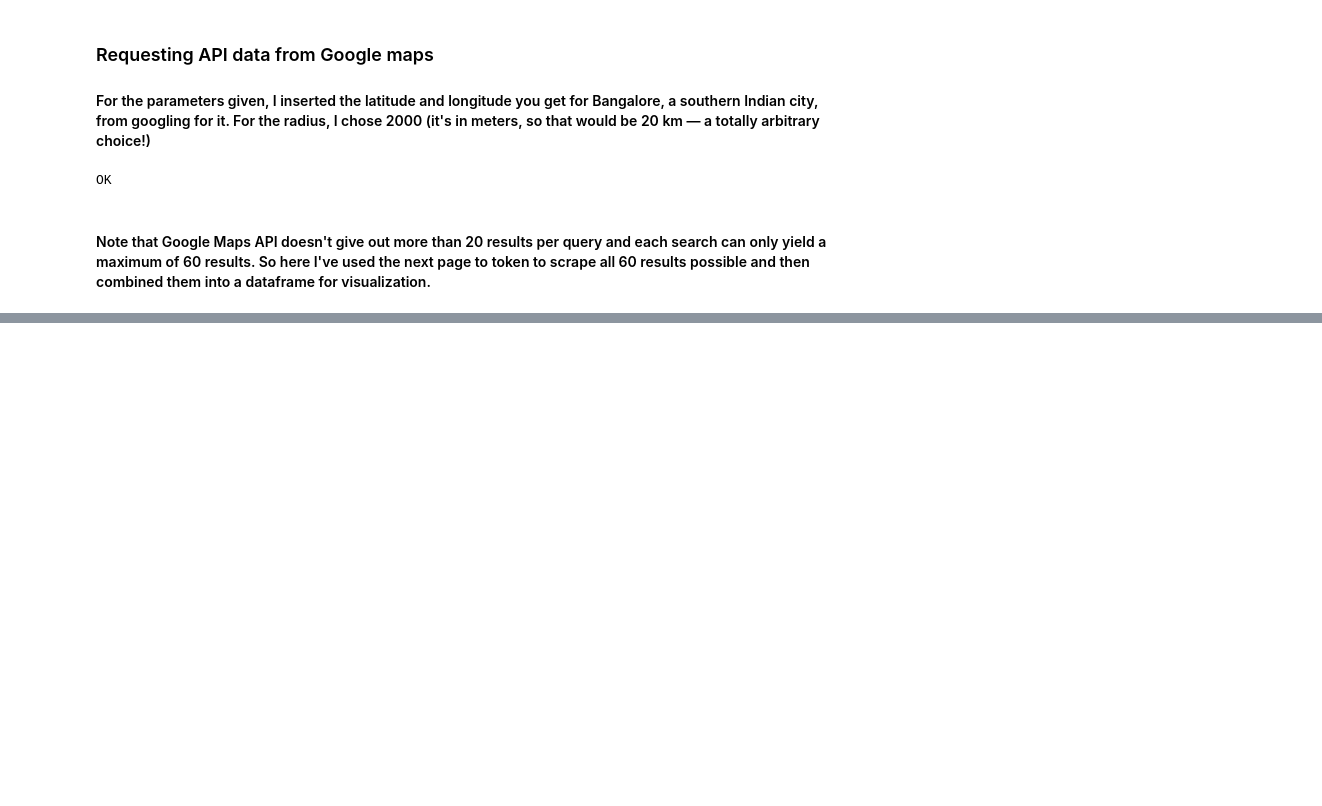
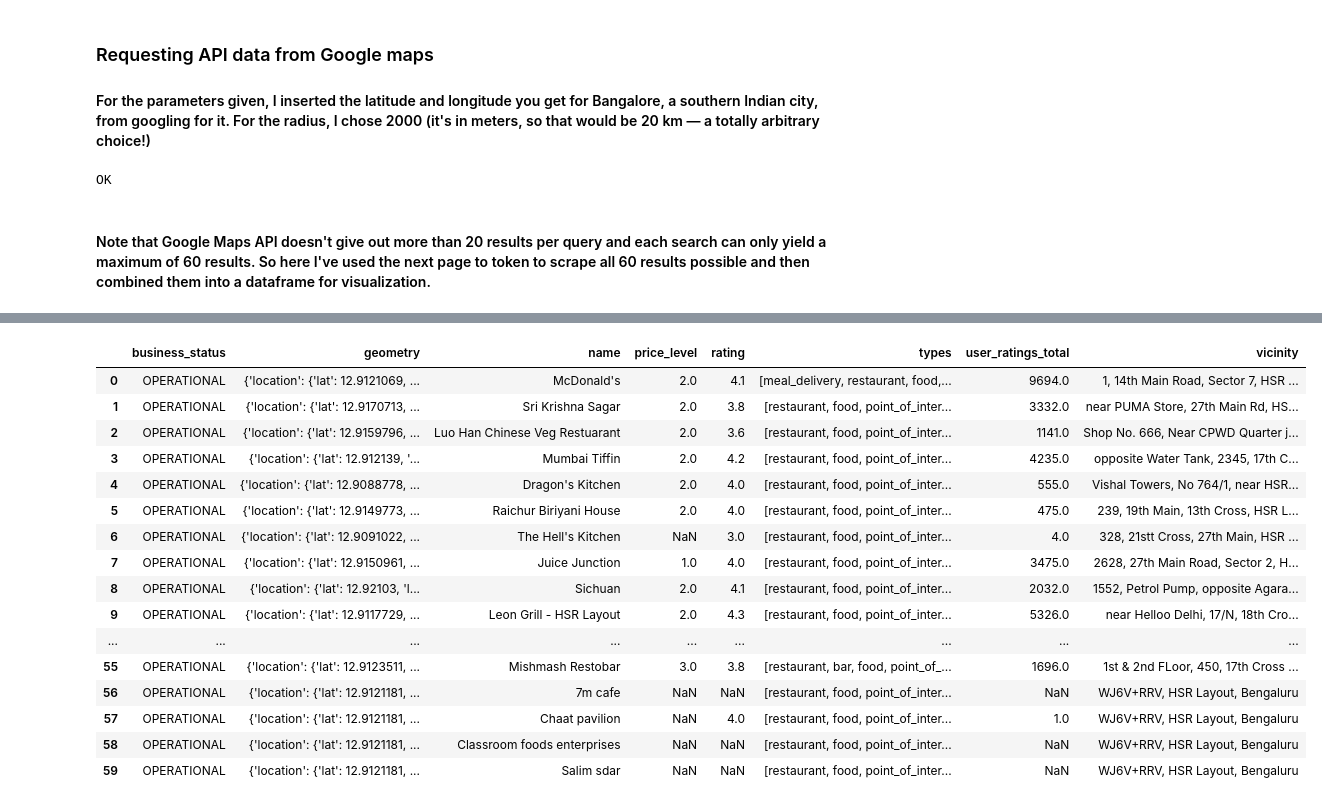
Before and after one commit to areenaarora/street-food-bluru, a Jupyter notebook: google-maps-api.ipynb, the cells around one changed output, grey strips where cells are left out. Cells and saved outputs as stored; diff of their text form; code cells hidden in the pictures; blank space fills up the shorter version.

```diff
--- a/google-maps-api.ipynb
+++ b/google-maps-api.ipynb
@@ -110,0 +256,8 @@ df.to_csv('restaurants.csv')
+# %%
+master_list = []
+
+master_list.extend(page_1_response.json()['results'])
+master_list.extend(page_2_response.json()['results'])
+master_list.extend(page_3_response.json()['results'])
+# %%
+hsr_df = pd.DataFrame(master_list)
@@ -110,0 +275,20 @@ df.to_csv('restaurants.csv')
+# %%
+hsr_df
+# %% [output]
+|  | business_status | geometry | name | price_level | rating | types | user_ratings_total | vicinity |
+| 0 | OPERATIONAL | {'location': {'lat': 12.9121069, ... | McDonald's | 2.0 | 4.1 | [meal_delivery, restaurant, food,... | 9694.0 | 1, 14th Main Road, Sector 7, HSR ... |
+| 1 | OPERATIONAL | {'location': {'lat': 12.9170713, ... | Sri Krishna Sagar | 2.0 | 3.8 | [restaurant, food, point_of_inter... | 3332.0 | near PUMA Store, 27th Main Rd, HS... |
+| 2 | OPERATIONAL | {'location': {'lat': 12.9159796, ... | Luo Han Chinese Veg Restuarant | 2.0 | 3.6 | [restaurant, food, point_of_inter... | 1141.0 | Shop No. 666, Near CPWD Quarter j... |
+| 3 | OPERATIONAL | {'location': {'lat': 12.912139, '... | Mumbai Tiffin | 2.0 | 4.2 | [restaurant, food, point_of_inter... | 4235.0 | opposite Water Tank, 2345, 17th C... |
+| 4 | OPERATIONAL | {'location': {'lat': 12.9088778, ... | Dragon's Kitchen | 2.0 | 4.0 | [restaurant, food, point_of_inter... | 555.0 | Vishal Towers, No 764/1, near HSR... |
+| 5 | OPERATIONAL | {'location': {'lat': 12.9149773, ... | Raichur Biriyani House | 2.0 | 4.0 | [restaurant, food, point_of_inter... | 475.0 | 239, 19th Main, 13th Cross, HSR L... |
+| 6 | OPERATIONAL | {'location': {'lat': 12.9091022, ... | The Hell's Kitchen | NaN | 3.0 | [restaurant, food, point_of_inter... | 4.0 | 328, 21stt Cross, 27th Main, HSR ... |
+| 7 | OPERATIONAL | {'location': {'lat': 12.9150961, ... | Juice Junction | 1.0 | 4.0 | [restaurant, food, point_of_inter... | 3475.0 | 2628, 27th Main Road, Sector 2, H... |
+| 8 | OPERATIONAL | {'location': {'lat': 12.92103, 'l... | Sichuan | 2.0 | 4.1 | [restaurant, food, point_of_inter... | 2032.0 | 1552, Petrol Pump, opposite Agara... |
+| 9 | OPERATIONAL | {'location': {'lat': 12.9117729, ... | Leon Grill - HSR Layout | 2.0 | 4.3 | [restaurant, food, point_of_inter... | 5326.0 | near Helloo Delhi, 17/N, 18th Cro... |
+| ... | ... | ... | ... | ... | ... | ... | ... | ... |
+| 55 | OPERATIONAL | {'location': {'lat': 12.9123511, ... | Mishmash Restobar | 3.0 | 3.8 | [restaurant, bar, food, point_of_... | 1696.0 | 1st & 2nd FLoor, 450, 17th Cross ... |
+| 56 | OPERATIONAL | {'location': {'lat': 12.9121181, ... | 7m cafe | NaN | NaN | [restaurant, food, point_of_inter... | NaN | WJ6V+RRV, HSR Layout, Bengaluru |
+| 57 | OPERATIONAL | {'location': {'lat': 12.9121181, ... | Chaat pavilion | NaN | 4.0 | [restaurant, food, point_of_inter... | 1.0 | WJ6V+RRV, HSR Layout, Bengaluru |
+| 58 | OPERATIONAL | {'location': {'lat': 12.9121181, ... | Classroom foods enterprises | NaN | NaN | [restaurant, food, point_of_inter... | NaN | WJ6V+RRV, HSR Layout, Bengaluru |
+| 59 | OPERATIONAL | {'location': {'lat': 12.9121181, ... | Salim sdar | NaN | NaN | [restaurant, food, point_of_inter... | NaN | WJ6V+RRV, HSR Layout, Bengaluru |
```
Also changed, not shown: parts of 10 cells of this notebook, 3 other files.
